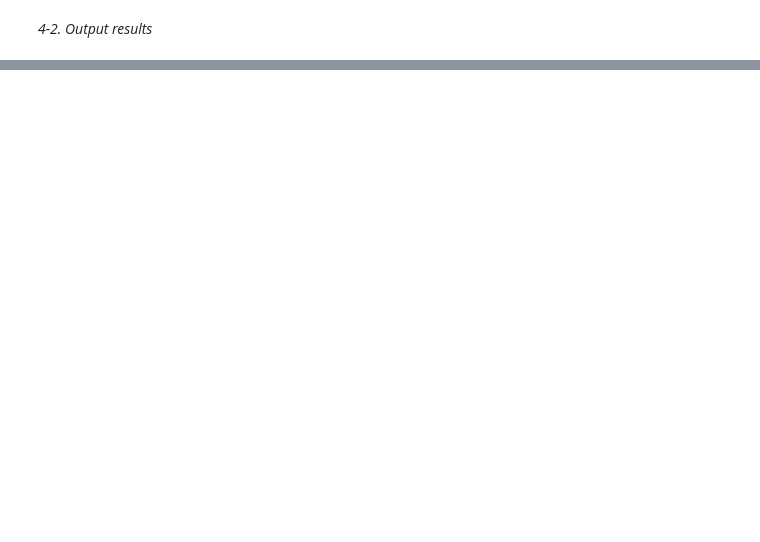
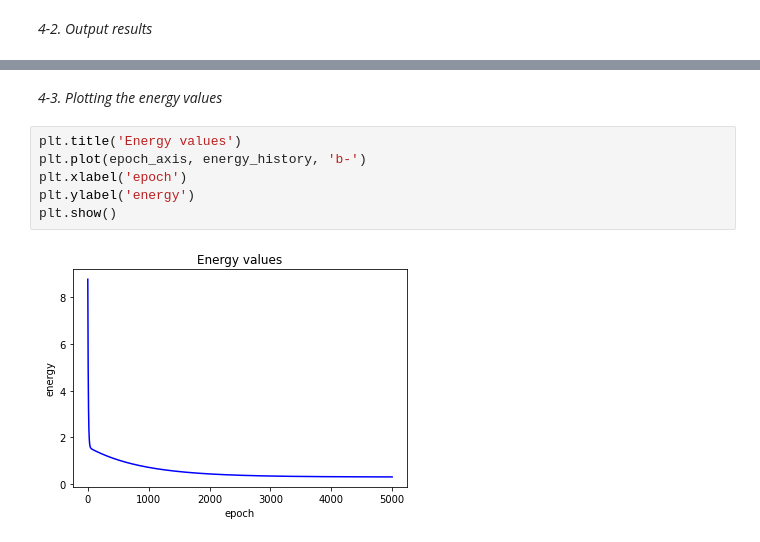
Before and after one commit to ihooni/class-MachineLearning, a Jupyter notebook: 02/assignment-02.ipynb, the cells around one changed output, grey strips where cells are left out. Cells and saved outputs as stored; diff of their text form; blank space fills up the shorter version.

```diff
--- a/02/assignment-02.ipynb
+++ b/02/assignment-02.ipynb
@@ -110,0 +111,10 @@ plt.show()
+# %% [markdown]
+*4-3. Plotting the energy values*
+# %%
+plt.title('Energy values')
+plt.plot(epoch_axis, energy_history, 'b-')
+plt.xlabel('epoch')
+plt.ylabel('energy')
+plt.show()
+# %% [output]
+[figure, added]
```
Also changed, not shown: parts of 3 cells of this notebook.
